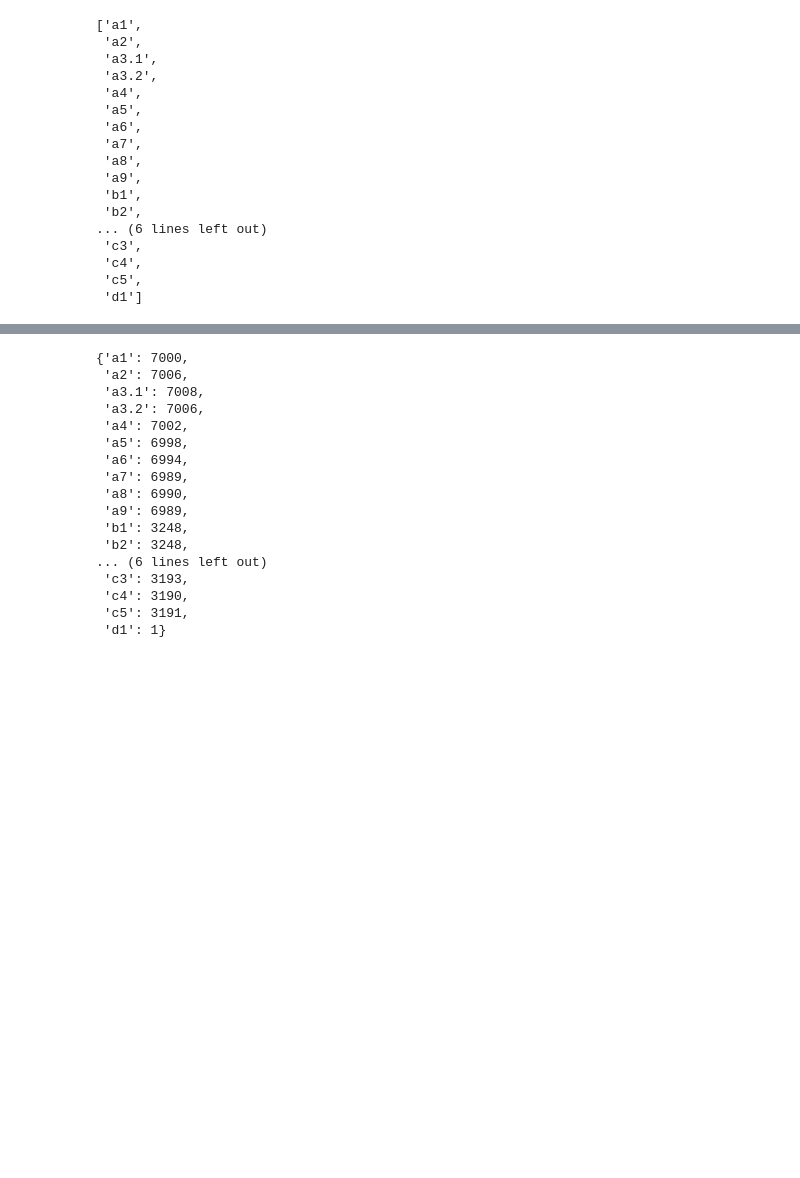
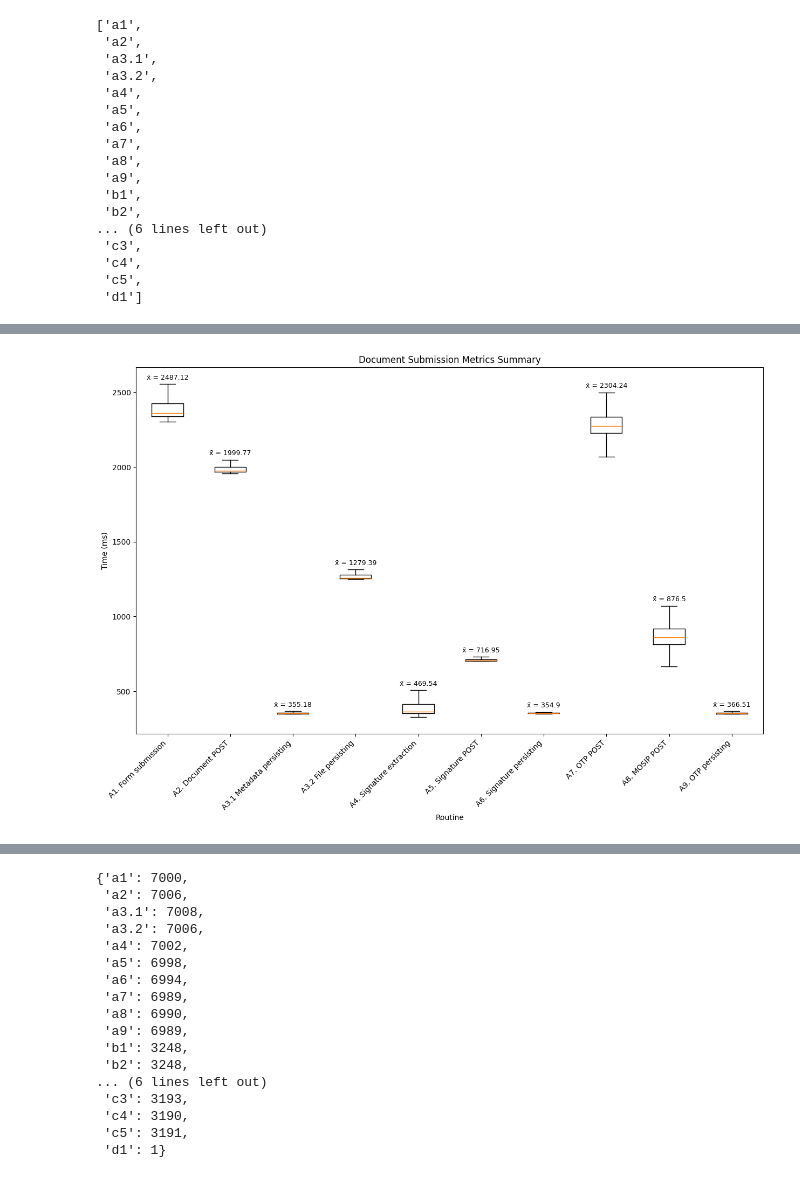
Before and after one commit to VeeIsForVictor/enotaryo-results, a Jupyter notebook: graphs.ipynb, the cells around one changed output, grey strips where cells are left out. Cells and saved outputs as stored; diff of their text form; code cells hidden in the pictures; blank space fills up the shorter version.

```diff
--- a/graphs.ipynb
+++ b/graphs.ipynb
@@ -113,0 +229,34 @@ sorted(list(routine_times.keys()))
+# %%
+labels=[
+    "A1. Form submission",
+    "A2. Document POST",
+    "A3.1 Metadata persisting",
+    "A3.2 File persisting",
+    "A4. Signature extraction",
+    "A5. Signature POST",
+    "A6. Signature persisting",
+    "A7. OTP POST",
+    "A8. MOSIP POST",
+    "A9. OTP persisting"
+]
+
+fig, ax = plt.subplots(figsize = (15, 10))
+stats = cbook.boxplot_stats(data[:10], labels=labels)
+ax.bxp(stats, showfliers=False)
+ax.set_title('Document Submission Metrics Summary')
+ax.set_xlabel('Routine')
+ax.set_ylabel('Time (ms)')
+
+upper =[]
+for i in range(len(stats)):
+    upper.append(stats[i]['whishi'])
+
+
+routineMeans1 = routineMeans[:10]
+for i, v in enumerate(routineMeans1):
+    plt.text(i+1, upper[i]+30, "x\u0304 = "+str(round(float(v), 2)), ha = 'center', fontsize=9)
+
+fig.autofmt_xdate(rotation=45)
+plt.show()
+# %% [output]
+[figure, added]
```
Also changed, not shown: parts of 18 cells of this notebook, 4 other files.
